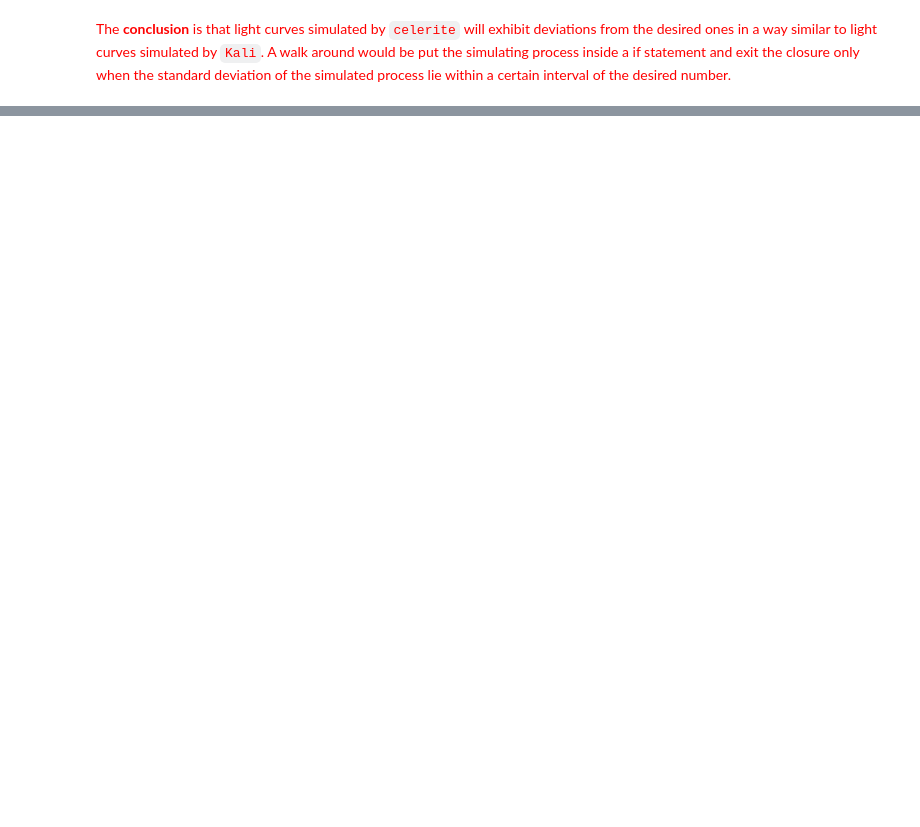
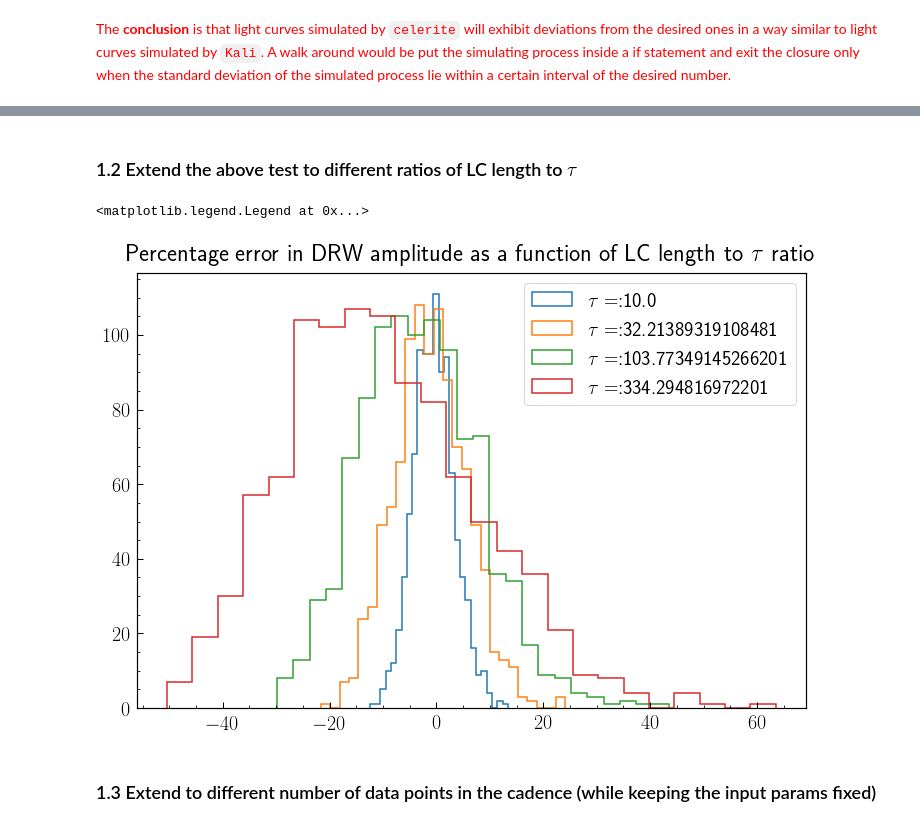
Before and after one commit to ywx649999311/EzTao, a Jupyter notebook: dev/gpFit_char/GP_mockLC_amp.ipynb, the cells around one changed output, grey strips where cells are left out. Drawn from its saved outputs; the diff is of its cells as text; code cells hidden in the pictures; blank space fills up the shorter version.

Commit message:
add more test to explore LC simulation; examine use amplitude

```diff
--- a/dev/gpFit_char/GP_mockLC_amp.ipynb
+++ b/dev/gpFit_char/GP_mockLC_amp.ipynb
@@ -78,0 +82,34 @@ Text(0.5, 1.0, 'Sample Simulated DRW LC')
+# %% [markdown]
+### 1.2 Extend the above test to different ratios of LC length to $\tau$
+# %%
+# init an array of different taus
+taus = np.logspace(1, np.log10(600), 15)
+
+# init time stamps and errors
+t = np.linspace(0, 3650, 1000)
+yerr = np.random.normal(0, 1e-7, 1000) # give very tiny error
+# %%
+# iterate over different taus
+n_lc = 1000
+n_params = 15
+percent_err_all = np.empty((n_params, n_lc))
+for i, tau in enumerate(taus):
+    # define GP model
+    kernel = DRW_term(np.log(0.25), np.log(tau))
+    gp = GP(kernel)
+    gp.compute(t, yerr)
+    y = gp.sample(size=n_lc)
+    std = np.std(y, axis=1)
+    percent_err_all[i,:] = 100*(std-0.25)/0.25
+# %%
+fig = plt.figure(figsize=(12,8))
+for i, err in enumerate(percent_err_all):
+    if i%4 == 0:
+        _ = plt.hist(err, bins='fd', histtype='step', linewidth=1.5, label=f'$\\tau=$:{taus[i]}')
+plt.title('Percentage error in DRW amplitude as a function of LC length to $\\tau$ ratio')
+plt.legend()
+# %% [output]
+<matplotlib.legend.Legend at 0x...>
+[figure, added]
+# %% [markdown]
+### 1.3 Extend to different number of data points in the cadence (while keeping the input params fixed)
```
Also changed, not shown: parts of 29 cells of this notebook.
